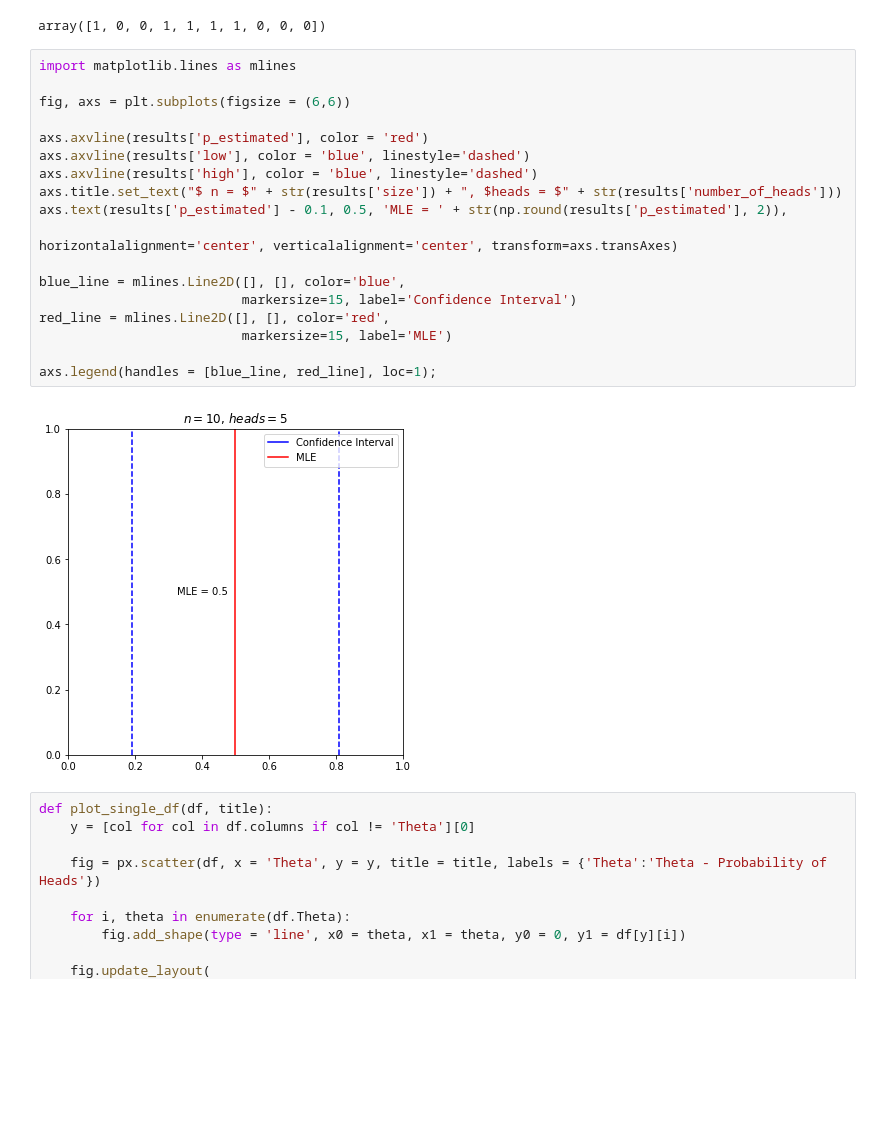
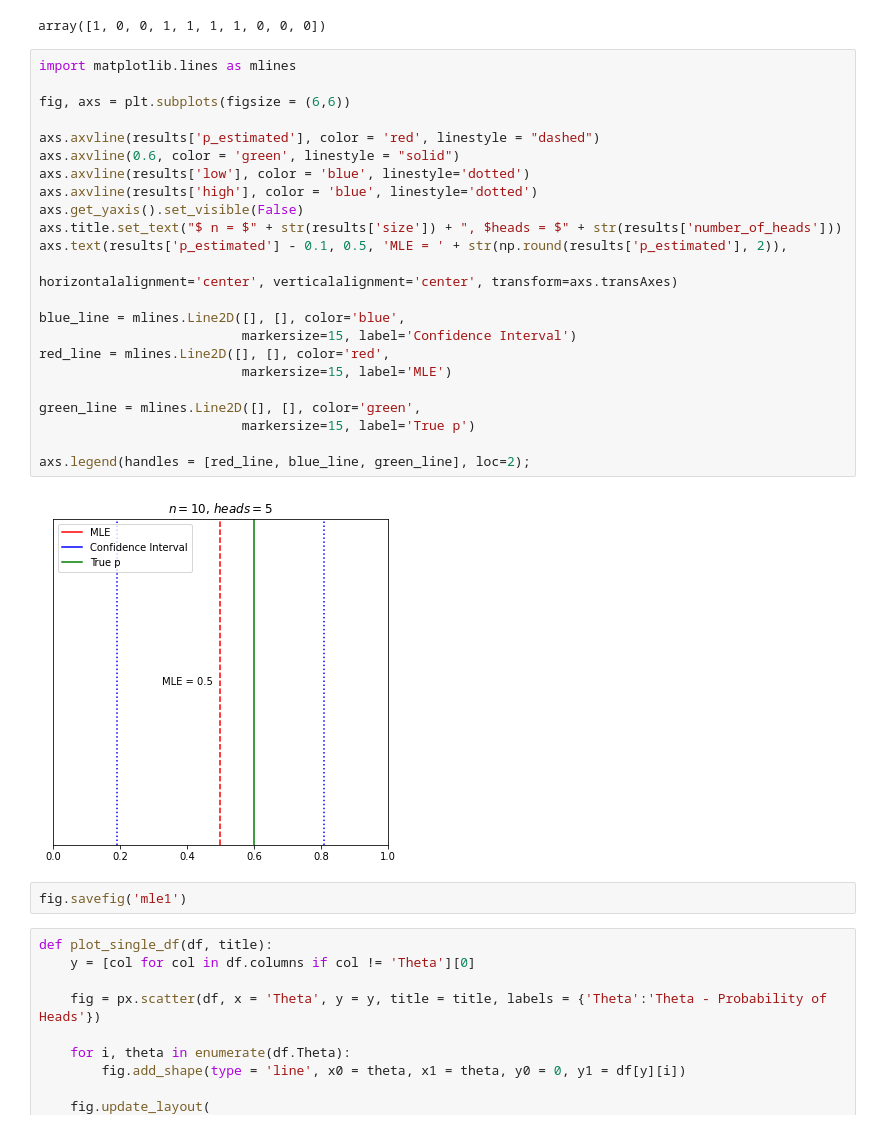
Before and after one commit to gabgilling/Bayesian-Blogs, a Jupyter notebook: Bayesian Simulation Blog Post 1_v2.ipynb, the cells around one changed output. Drawn from its saved outputs; the diff is of its cells as text; blank space fills up the shorter version.

```diff
--- a/Bayesian Simulation Blog Post 1_v2.ipynb
+++ b/Bayesian Simulation Blog Post 1_v2.ipynb
@@ -169,24 +169,31 @@ array([1, 0, 0, 1, 1, 1, 1, 0, 0, 0])
 # %%
 import matplotlib.lines as mlines
 
 fig, axs = plt.subplots(figsize = (6,6))
 
-axs.axvline(results['p_estimated'], color = 'red')
-axs.axvline(results['low'], color = 'blue', linestyle='dashed')
-axs.axvline(results['high'], color = 'blue', linestyle='dashed')
+axs.axvline(results['p_estimated'], color = 'red', linestyle = "dashed")
+axs.axvline(0.6, color = 'green', linestyle = "solid")
+axs.axvline(results['low'], color = 'blue', linestyle='dotted')
+axs.axvline(results['high'], color = 'blue', linestyle='dotted')
+axs.get_yaxis().set_visible(False)
 axs.title.set_text("$ n = $" + str(results['size']) + ", $heads = $" + str(results['number_of_heads']))
 axs.text(results['p_estimated'] - 0.1, 0.5, 'MLE = ' + str(np.round(results['p_estimated'], 2)),
 
 horizontalalignment='center', verticalalignment='center', transform=axs.transAxes)
 
 blue_line = mlines.Line2D([], [], color='blue',
                           markersize=15, label='Confidence Interval')
 red_line = mlines.Line2D([], [], color='red',
                           markersize=15, label='MLE')
 
-axs.legend(handles = [blue_line, red_line], loc=1);
+green_line = mlines.Line2D([], [], color='green',
+                          markersize=15, label='True p')
+
+axs.legend(handles = [red_line, blue_line, green_line], loc=2);
 # %% [output]
-[figure, old version]
+[figure, new version]
+# %%
+fig.savefig('mle1')
 # %%
 def plot_single_df(df, title):
     y = [col for col in df.columns if col != 'Theta'][0]
```
Also changed, not shown: parts of 1 cell of this notebook, 5 other files.
